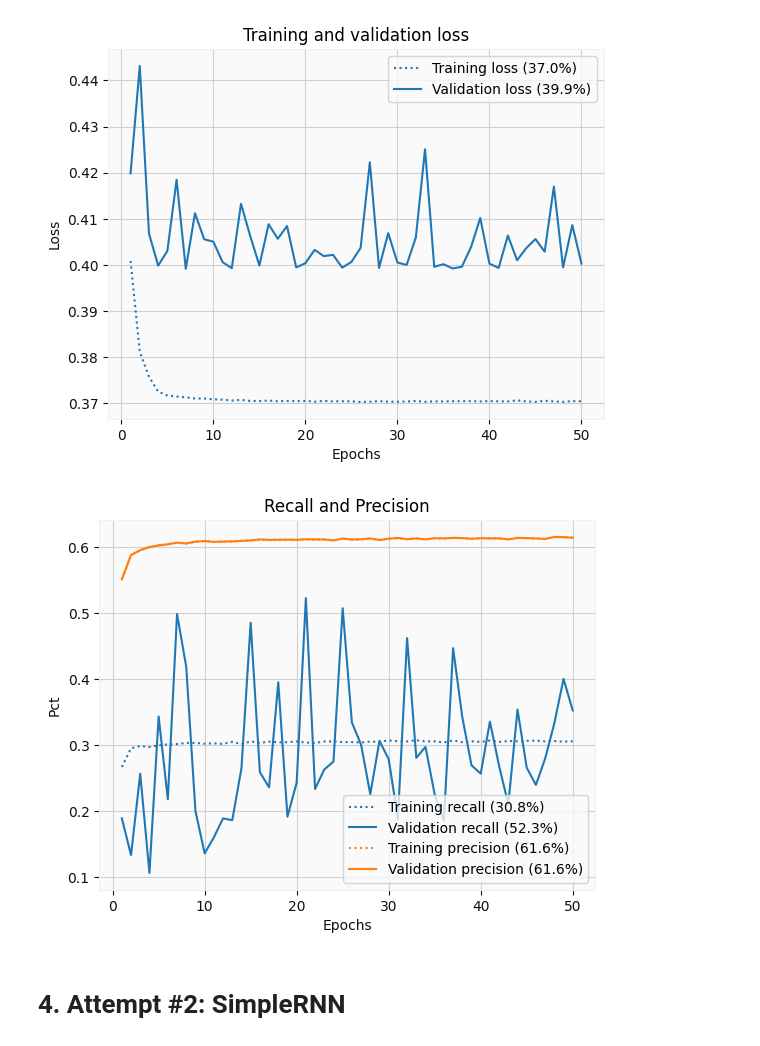
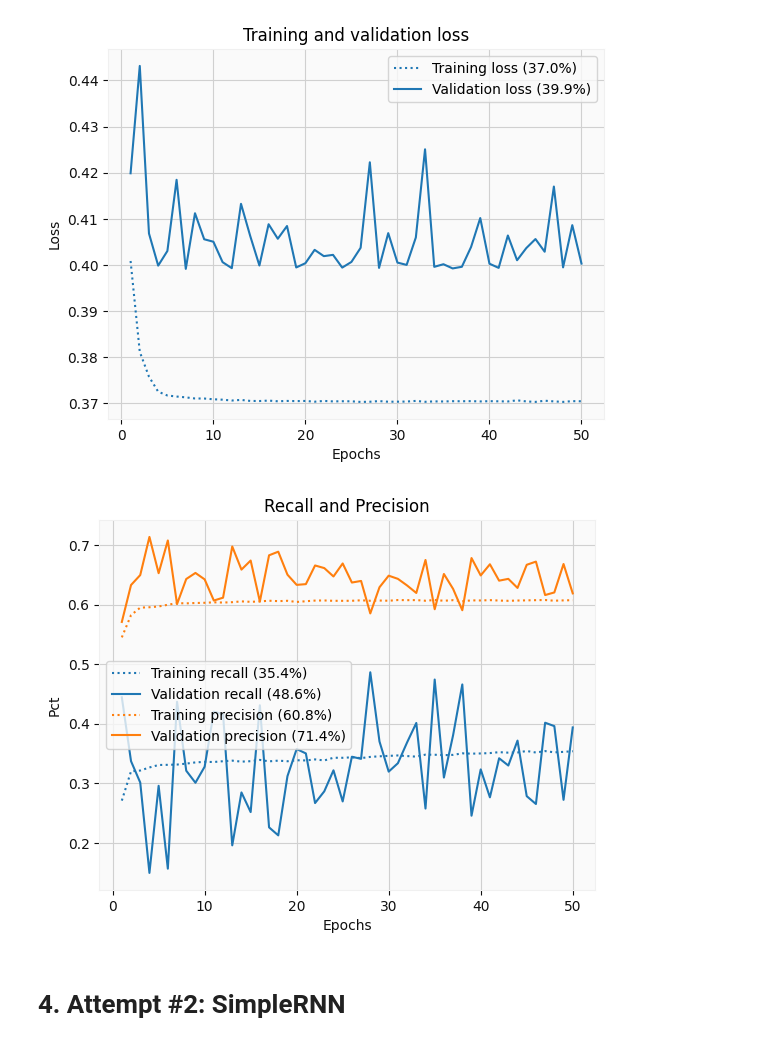
Before and after one commit to itsjohnward/pbc, a Jupyter notebook: pbc-analysis.ipynb, the cells around one changed output. Saved outputs shown, nothing was run; the diff lists cells and outputs as text; code cells hidden in the pictures.

```diff
--- a/pbc-analysis.ipynb
+++ b/pbc-analysis.ipynb
@@ -174,15 +175,15 @@ except FileNotFoundError as e:
     )
 
     # compute labels
-    for pct in [0.05, 0.1, 0.15, 0.2, 0.25]:
+    for pct in PCT_WINDOWS:
         formatted_df['up_{}_pct'.format(pct)] = formatted_df.progress_apply(partial(compute_label, formatted_df, pct, 'up'), axis=1)
         formatted_df['down_{}_pct'.format(pct)] = formatted_df.progress_apply(partial(compute_label, formatted_df, pct, 'down'), axis=1)
 
     # compute features
     formatted_df['open_close_pct_delta'] = (formatted_df['close'] - formatted_df['open'])/formatted_df['open']
-    formatted_df['vol'] = (formatted_df['high'] - formatted_df['low'])/formatted_df['open']
-    formatted_df['{}min_vol_std'.format(WINDOW_SIZE)] = formatted_df['vol'].rolling(5).std()
-    formatted_df['{}min_ocd_std'.format(WINDOW_SIZE)] = formatted_df['open_close_pct_delta'].rolling(5).std()
+    formatted_df['volatility'] = (formatted_df['high'] - formatted_df['low'])/formatted_df['open']
+    formatted_df['{}min_volatility_std'.format(WINDOW_SIZE)] = formatted_df['volatility'].rolling(WINDOW_SIZE).std()
+    formatted_df['{}min_ocd_std'.format(WINDOW_SIZE)] = formatted_df['open_close_pct_delta'].rolling(WINDOW_SIZE).std()
     scaler = MinMaxScaler()
     formatted_df[['scaled_volume']] = scaler.fit_transform(formatted_df[['volume']])
 
@@ -200,7 +201,13 @@ plot_label_frequency()
 # %% [markdown]
 # 3. Attempt #1: Simple Neural Net
 # %%
-FEATURES = ['open_close_pct_delta', 'vol', '5min_vol_std', '5min_ocd_std', 'scaled_volume']
+FEATURES = [
+    'open_close_pct_delta',
+    'volatility',
+    '{}min_volatility_std'.format(WINDOW_SIZE),
+    '{}min_ocd_std'.format(WINDOW_SIZE),
+    'scaled_volume'
+]
 
 X_all = formatted_df[FEATURES]
 twenty_pct = (len(X_all)//5)
@@ -302,12 +307,17 @@ plot_loss(history)
 # %% [output]
 [figure]
 # %%
+def find_key_starting_with(dictionary, key_beginning):
+    for key in dictionary.keys():
+        if key.startswith(key_beginning):
+            return dictionary[key]
+
 def plot_recall_precision(history):
     fig, axis = plt.subplots()
 
     color = next(axis._get_lines.prop_cycler)['color']
-    recall = history.history.get('recall') or history.history.get('recall_13')
-    val_recall = history.history.get('val_recall')  or history.history.get('val_recall_13')
+    recall = find_key_starting_with(history.history, 'recall')
+    val_recall = find_key_starting_with(history.history, 'val_recall')
 
     epochs = range(1, len(recall) + 1)
 
@@ -315,36 +325,36 @@ def plot_recall_precision(history):
              recall,
              color=color,
              linestyle='dotted',
              label='Training recall ({:.3}%)'.format(max(recall)*100))
     axis.plot(epochs,
              val_recall,
              color=color,
              label='Validation recall ({:.3}%)'.format(max(val_recall)*100))
 
     color = next(axis._get_lines.prop_cycler)['color']
-    precision = history.history.get('precision')  or history.history.get('precision_13')
-    val_precision = history.history.get('val_precision')  or history.history.get('precision_13')
+    precision = find_key_starting_with(history.history, 'precision')
+    val_precision = find_key_starting_with(history.history, 'val_precision')
 
     axis.plot(epochs,
              precision,
              color=color,
              linestyle='dotted',
              label='Training precision ({:.3}%)'.format(max(precision)*100))
     axis.plot(epochs,
              val_precision,
              color=color,
              label='Validation precision ({:.3}%)'.format(max(val_precision)*100))
 
     axis.set_title('Recall and Precision')
     axis.set_xlabel('Epochs')
     axis.set_ylabel('Pct')
     axis.legend()
 
     plt.show()
 
 plot_recall_precision(history)
 # %% [output]
-[figure, old version]
+[figure, new version]
 # %% [markdown]
 # 4. Attempt #2: SimpleRNN
 # %%
```
Also changed, not shown: parts of 16 cells of this notebook.
